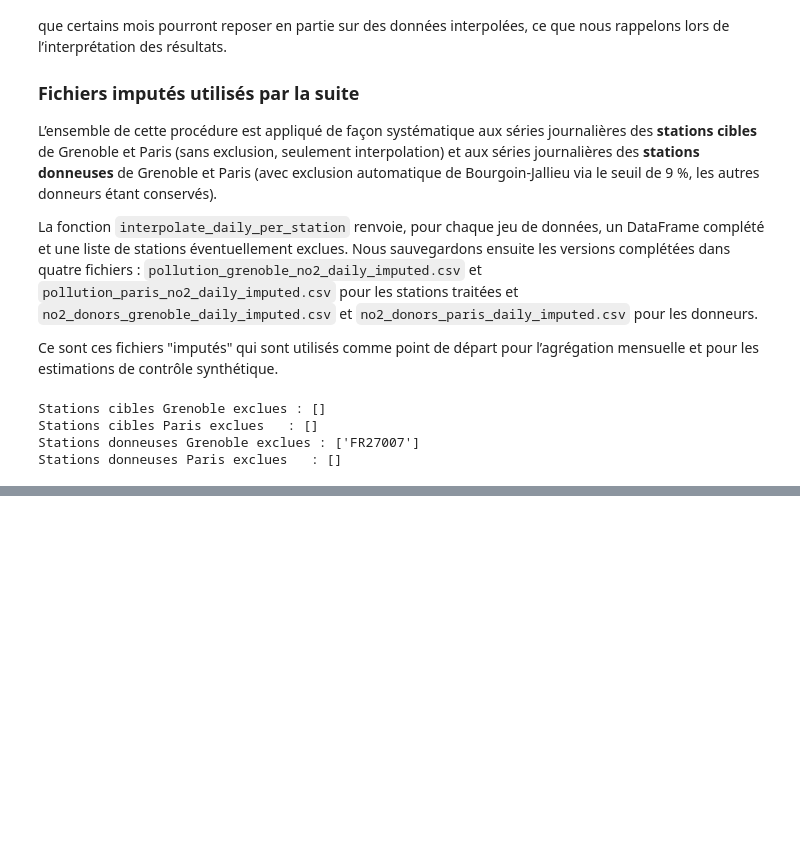
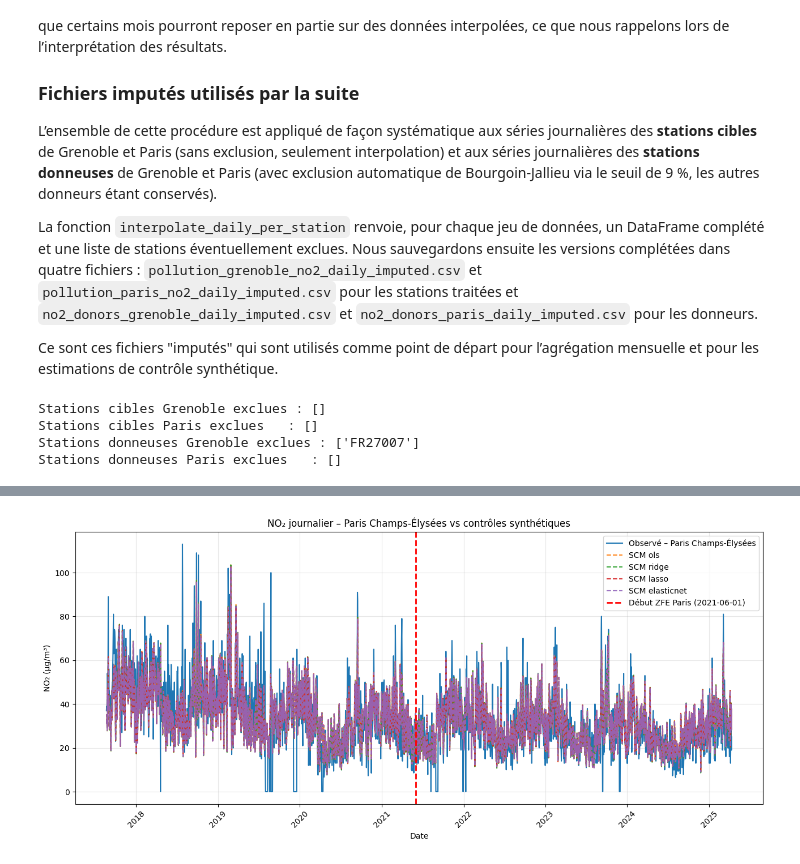
Before and after one commit to pasilvente/project_python_for_data_science_at_ENSAE_ZFE_ML_SCM, a Jupyter notebook: rapport_zfe.ipynb, the cells around one changed output, grey strips where cells are left out. Cells and saved outputs as stored; diff of their text form; code cells hidden in the pictures; blank space fills up the shorter version.

```diff
--- a/rapport_zfe.ipynb
+++ b/rapport_zfe.ipynb
@@ -856,0 +1040,86 @@ Résumé des ATT (µg/m³) – Paris Champs-Élysées :
+# %%
+from pathlib import Path
+import pandas as pd
+import matplotlib.pyplot as plt
+
+from scripts.scm_models import fit_penalized_scm_daily, compute_att_summary
+
+# Dossiers
+PROJECT_ROOT = Path().resolve()
+DATA_DIR = PROJECT_ROOT / "data"
+
+# -------------------------
+# 1. Chargement des données daily imputées
+# -------------------------
+
+paris_target = pd.read_csv(DATA_DIR / "pollution_paris_no2_daily_imputed.csv")
+donors_paris = pd.read_csv(DATA_DIR / "no2_donors_paris_daily_imputed.csv")
+
+paris_target["date"] = pd.to_datetime(paris_target["date"])
+donors_paris["date"] = pd.to_datetime(donors_paris["date"])
+
+paris_target["station_id"] = paris_target["station_id"].astype(str).str.strip()
+donors_paris["station_id"] = donors_paris["station_id"].astype(str).str.strip()
+
+print("Stations cibles Paris :")
+display(paris_target[["station_id", "station_name"]].drop_duplicates())
+
+print("Stations donneuses Paris :")
+display(donors_paris[["station_id", "station_name"]].drop_duplicates())
+
+# -------------------------
+# 2. SCM daily – Champs-Élysées
+# -------------------------
+
+treated_id_paris = "FR04031"  # Av Champs Elysees
+paris_start = pd.Timestamp("2021-06-01")  # début ZFE Paris, à adapter si besoin
+
+dates_par_d, y_par_d, synth_par_d, w_par_d = fit_penalized_scm_daily(
+    treated_daily=paris_target,
+    donors_daily=donors_paris,
+    treated_id=treated_id_paris,
+    treatment_start=paris_start,
+)
+
+# -------------------------
+# 3. Graphique série temporelle daily
+# -------------------------
+
+plt.figure(figsize=(13, 6))
+
+plt.plot(dates_par_d, y_par_d, label="Observé – Paris Champs-Élysées", linewidth=1.5)
+
+for name, y_syn in synth_par_d.items():
+    plt.plot(dates_par_d, y_syn, label=f"SCM {name}", linestyle="--", alpha=0.9)
+
+plt.axvline(paris_start, color="red", linestyle="--", linewidth=2,
+            label=f"Début ZFE Paris ({paris_start.date()})")
+
+plt.title("NO₂ journalier – Paris Champs-Élysées vs contrôles synthétiques")
+plt.xlabel("Date")
+plt.ylabel("NO₂ (µg/m³)")
+plt.legend()
+plt.grid(True, alpha=0.3)
+plt.xticks(rotation=45)
+plt.tight_layout()
+plt.show()
+
+# -------------------------
+# 4. ATT daily – Paris
+# -------------------------
+
+covid_start = pd.Timestamp("2020-03-01")
+covid_end = pd.Timestamp("2021-06-30")
+
+att_par_daily = compute_att_summary(
+    dates=dates_par_d,
+    y_treated=y_par_d,
+    synthetic_dict=synth_par_d,
+    treatment_start=paris_start,
+    covid_start=covid_start,
+    covid_end=covid_end,
+)
+
+print("Effets moyens du traitement (ATT) – SCM daily – Paris Champs-Élysées")
+display(att_par_daily)
+# %% [output]
@@ -856,0 +1145 @@ Résumé des ATT (µg/m³) – Paris Champs-Élysées :
+[figure, added]
```
Also changed, not shown: parts of 16 cells of this notebook, 2 other files.
